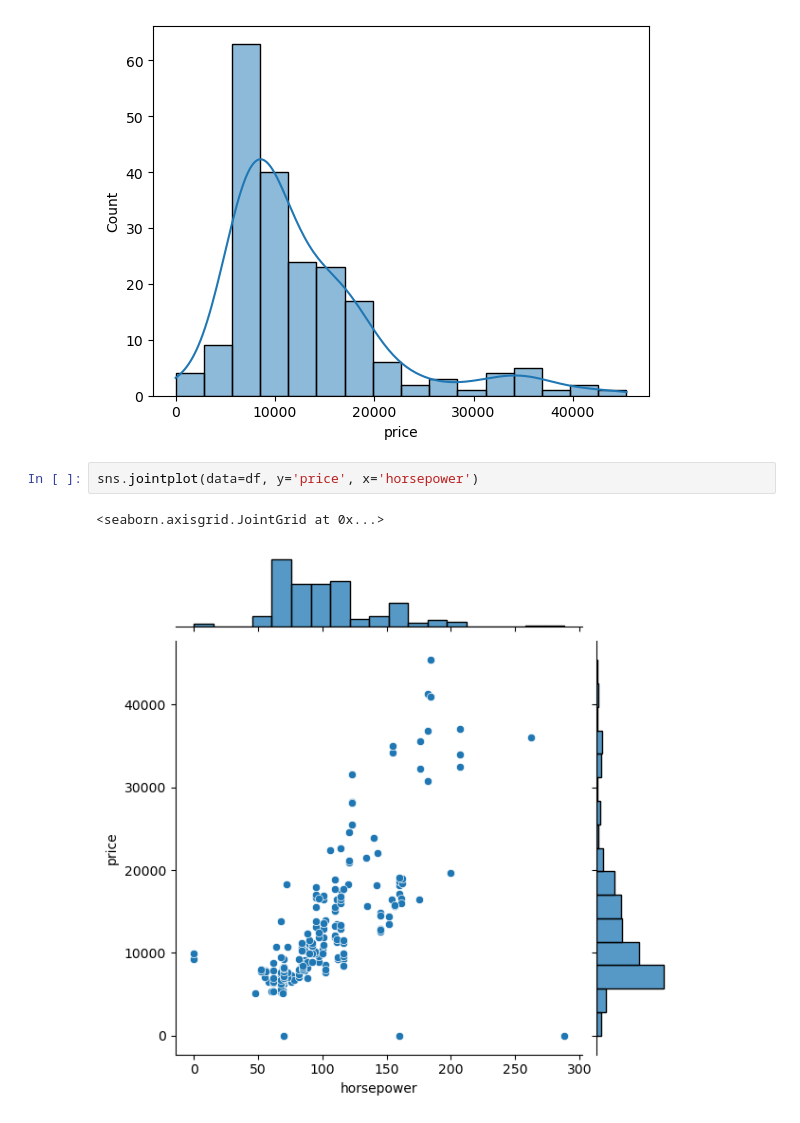
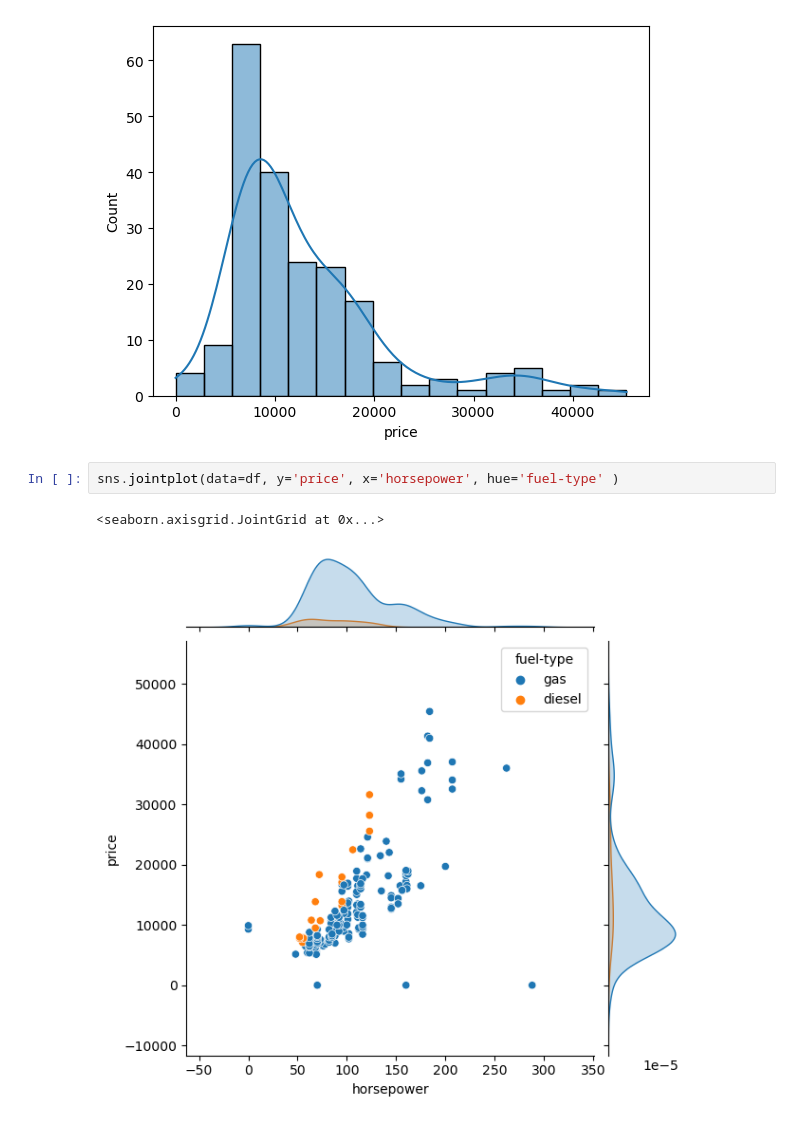
Before and after one commit to omidshafiee/DS, a Jupyter notebook: 03- EDA/01- EDA Basics.ipynb, the cells around one changed output. Saved outputs shown, nothing was run; the diff lists cells and outputs as text.

Commit message:
Data Science Concepts

```diff
--- a/03- EDA/01- EDA Basics.ipynb
+++ b/03- EDA/01- EDA Basics.ipynb
@@ -146,7 +146,7 @@ sns.histplot(df['price'], kde=True)
 <Axes: xlabel='price', ylabel='Count'>
 [figure]
 # %%
-sns.jointplot(data=df, y='price', x='horsepower')
+sns.jointplot(data=df, y='price', x='horsepower', hue='fuel-type' )
 # %% [output]
 <seaborn.axisgrid.JointGrid at 0x...>
-[figure, old version]
+[figure, new version]
```
